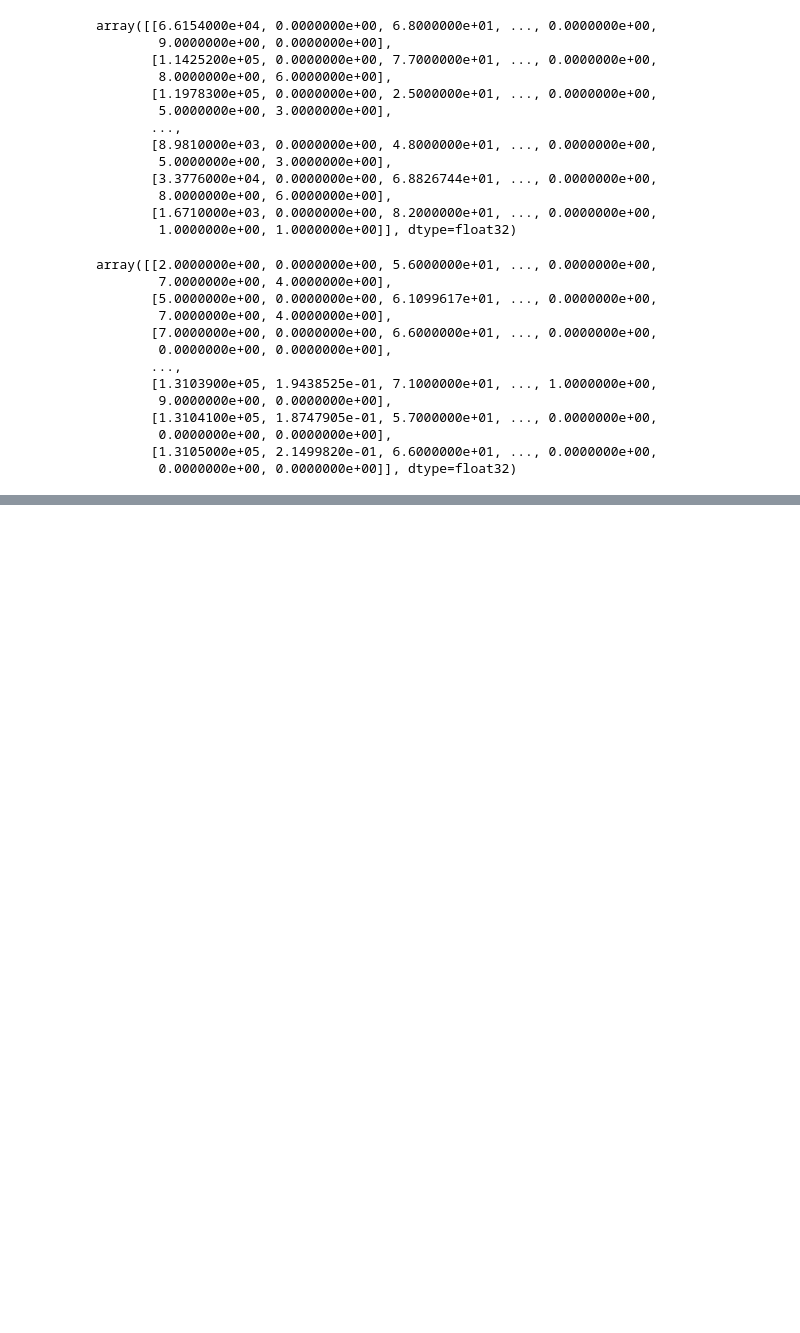
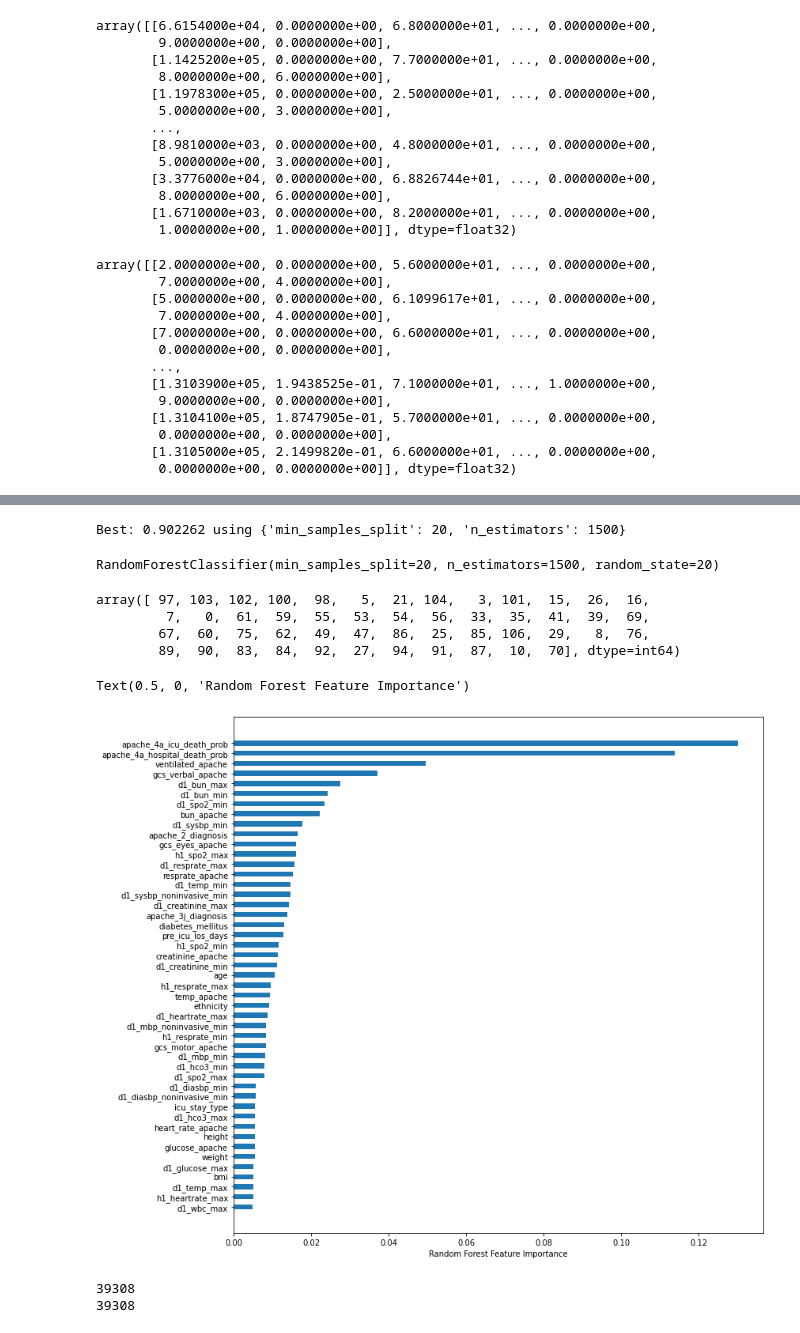
Before and after one commit to siddiqua102/scientific.prog, a Jupyter notebook: notebook.ipynb, the cells around one changed output, grey strips where cells are left out. Saved outputs shown, nothing was run; the diff lists cells and outputs as text; code cells hidden in the pictures; blank space fills up the shorter version.

```diff
--- a/notebook.ipynb
+++ b/notebook.ipynb
@@ -654,0 +546,50 @@ print(len(unlabeled['encounter_id']))
+# %%
+from sklearn.ensemble import RandomForestClassifier
+
+RF_classifier = RandomForestClassifier(random_state=20)
+
+n_estimators = [1500]
+
+min_samples_split = [20, 50, 100]
+
+# 5-fold cross-validation
+cv = StratifiedKFold(n_splits=5)
+
+grid = dict(n_estimators=n_estimators, min_samples_split=min_samples_split)
+
+# GridSearchCV exhaustively generates candidates from a grid of parameter values
+grid_search = GridSearchCV(estimator=RF_classifier, param_grid=grid, n_jobs=-1, cv=cv, scoring='accuracy',
+error_score=0)
+grid_result = grid_search.fit(X_train, y_train)
+
+print("Best: %f using %s" % (grid_result.best_score_, grid_result.best_params_))
+
+# define a Random Forest model using the optimal parameter values obtained from the grid search
+RF_classifier = RandomForestClassifier(n_estimators=grid_result.best_params_['n_estimators'],
+                min_samples_split=grid_result.best_params_['min_samples_split'],
+                random_state=20)
+# %% [output]
+Best: 0.902262 using {'min_samples_split': 20, 'n_estimators': 1500}
+# %%
+RF_classifier.fit(X_train, y_train)
+# %% [output]
+RandomForestClassifier(min_samples_split=20, n_estimators=1500, random_state=20)
+# %%
+sorted_idx = RF_classifier.feature_importances_.argsort()
+# %%
+sorted_idx[0:50]
+# %% [output]
+array([ 97, 103, 102, 100,  98,   5,  21, 104,   3, 101,  15,  26,  16,
+         7,   0,  61,  59,  55,  53,  54,  56,  33,  35,  41,  39,  69,
+        67,  60,  75,  62,  49,  47,  86,  25,  85, 106,  29,   8,  76,
+        89,  90,  83,  84,  92,  27,  94,  91,  87,  10,  70], dtype=int64)
+# %%
+import matplotlib.pyplot as plt
+
+plt.figure(figsize=(12,12))
+plt.barh(X_train.columns[sorted_idx[60:107]], RF_classifier.feature_importances_[sorted_idx[60:107]],
+height=0.5)
+plt.xlabel("Random Forest Feature Importance")
+# %% [output]
+Text(0.5, 0, 'Random Forest Feature Importance')
+[figure, added]
@@ -655,2 +601,12 @@ print(len(unlabeled['encounter_id']))
+# %%
+prob = RF_classifier.predict_proba(unlabeled)[:,1]
+
+submission = pd.DataFrame({'encounter_id': unlabeled['encounter_id'].astype(int), 'hospital_death': prob})
+
+print(len(prob))
+print(len(unlabeled['encounter_id']))
+# %% [output]
+39308
+39308
 # %%
 submission.to_csv("submission.csv", index=False)
```
Also changed, not shown: parts of 41 cells of this notebook, 14 other files.
